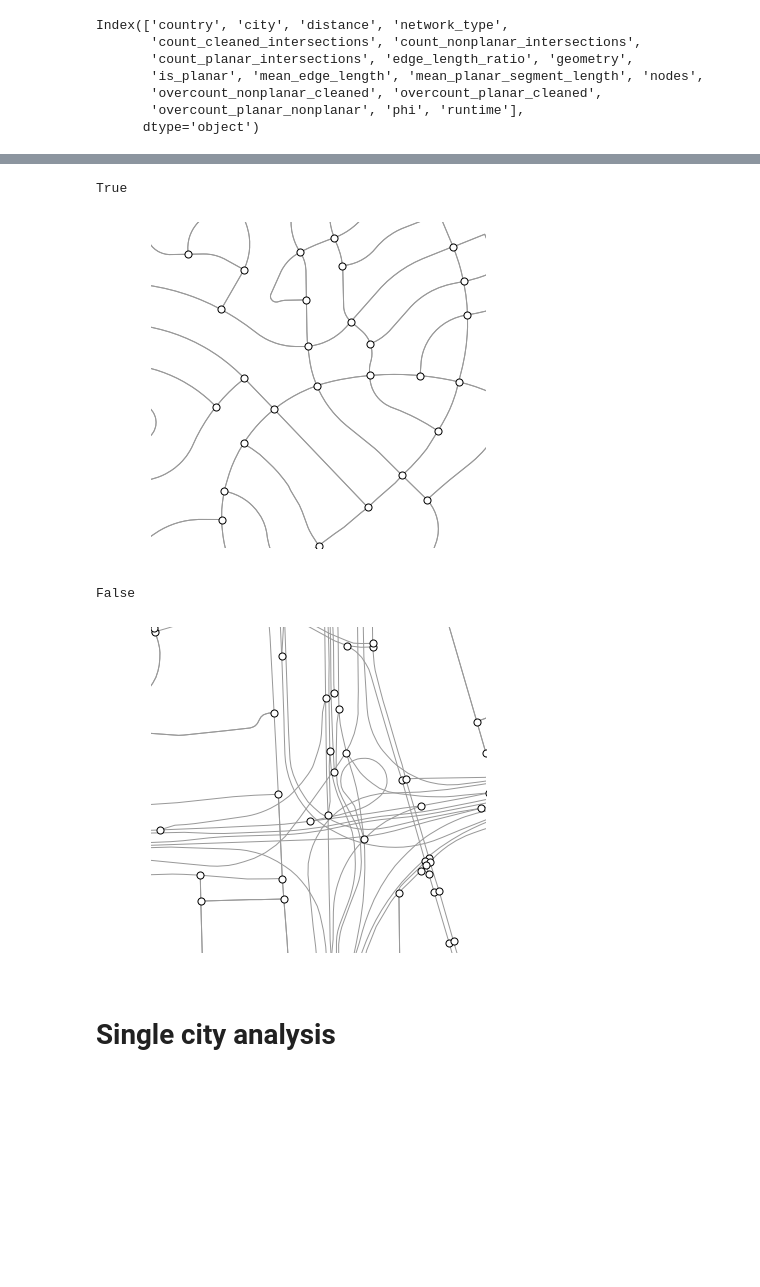
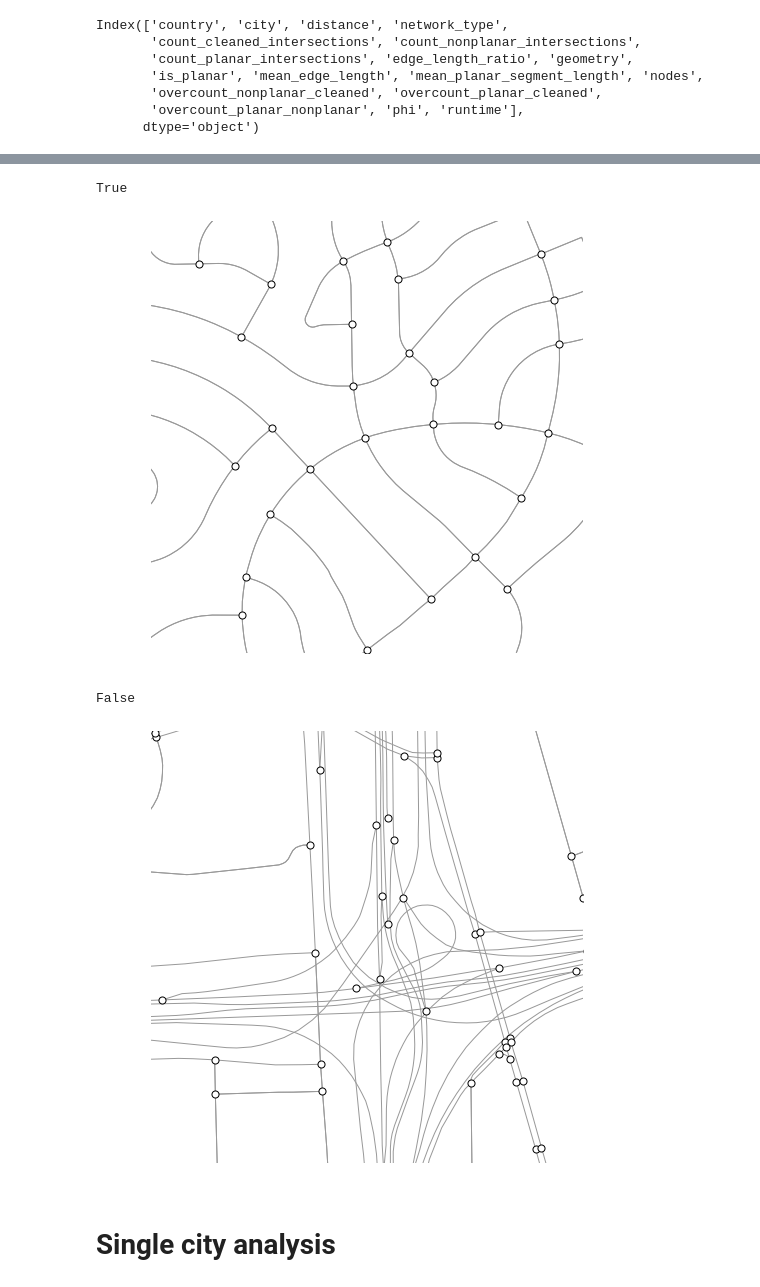
Before and after one commit to gboeing/planar-vs-nonplanar, a Jupyter notebook: planar-vs-nonplanar-analysis.ipynb, the cells around one changed output, grey strips where cells are left out. Saved outputs shown, nothing was run; the diff lists cells and outputs as text; code cells hidden in the pictures; blank space fills up the shorter version.

```diff
--- a/planar-vs-nonplanar-analysis.ipynb
+++ b/planar-vs-nonplanar-analysis.ipynb
@@ -374,21 +374,21 @@ print(1 - walk['edge_length_ratio'].mean())
 # %%
 pt = (38.586683, -121.375365)
 dist = 500
 
 G = ox.graph_from_point(pt, network_type='drive', distance=dist*2, truncate_by_edge=True)
 G = ox.project_graph(G)
 
 warnings.filterwarnings(action='ignore')
 print(planarity.is_planar(G))
 warnings.filterwarnings(action='default')
 
 bbox = ox.bbox_from_point(pt, dist, project_utm=True)
 fig, ax = ox.plot_graph(G, bbox=bbox, fig_height=6, fig_width=6,
                         node_size=50, node_zorder=2, node_color='w', node_edgecolor='k',
-                        save=True, filename='planar')
+                        save=True, filename='planar', file_format='svg')
 # %% [output]
 True
-[figure, old version]
+[figure, new version]
 # %%
 pt = (32.909035, -96.898432)
 G = ox.graph_from_point(pt, network_type='drive', distance=dist*2, truncate_by_edge=True)
@@ -401,10 +401,10 @@ warnings.filterwarnings(action='default')
 bbox = ox.bbox_from_point(pt, dist, project_utm=True)
 fig, ax = ox.plot_graph(G, bbox=bbox, fig_height=6, fig_width=6,
                         node_size=50, node_zorder=2, node_color='w', node_edgecolor='k',
-                        save=True, filename='nonplanar')
+                        save=True, filename='nonplanar', file_format='svg')
 # %% [output]
 False
-[figure, old version]
+[figure, new version]
 # %% [markdown]
 # Single city analysis
 # %%
```
Also changed, not shown: parts of 19 cells of this notebook, 44 other files.
